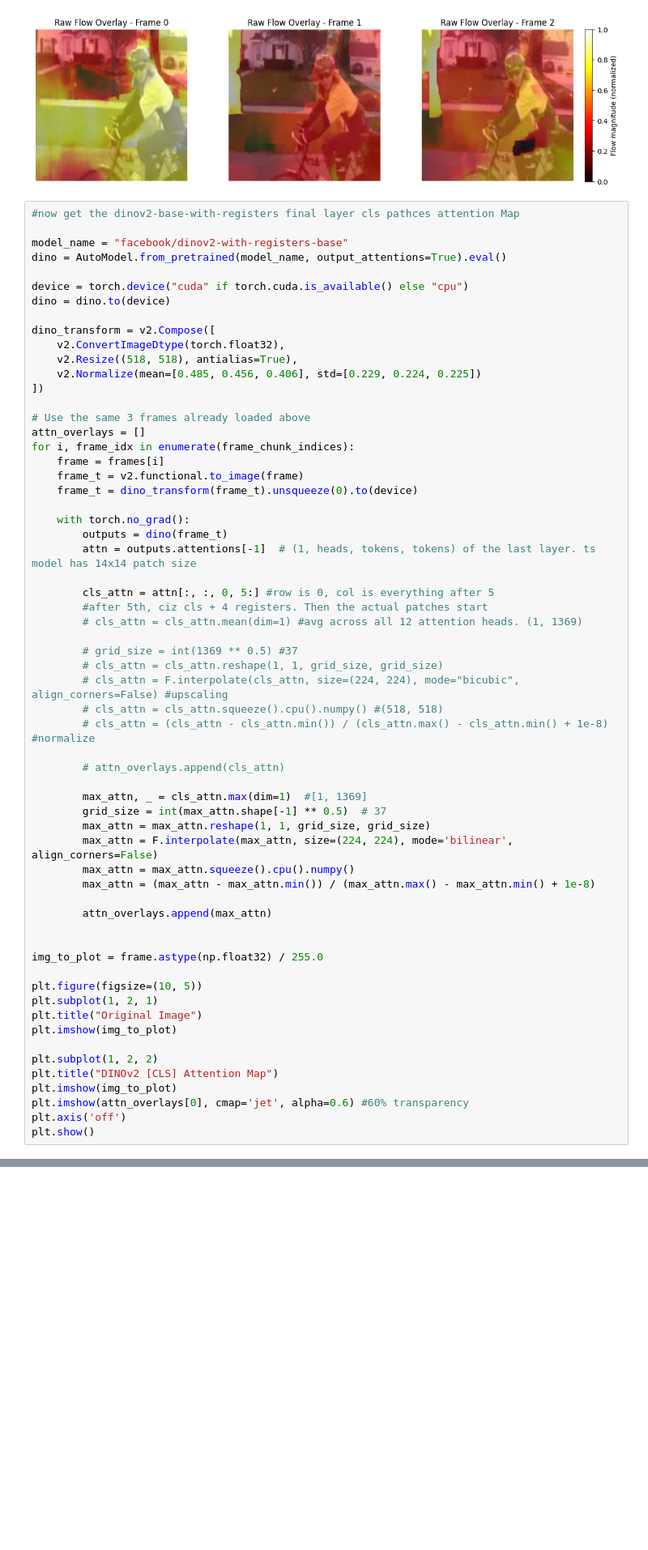
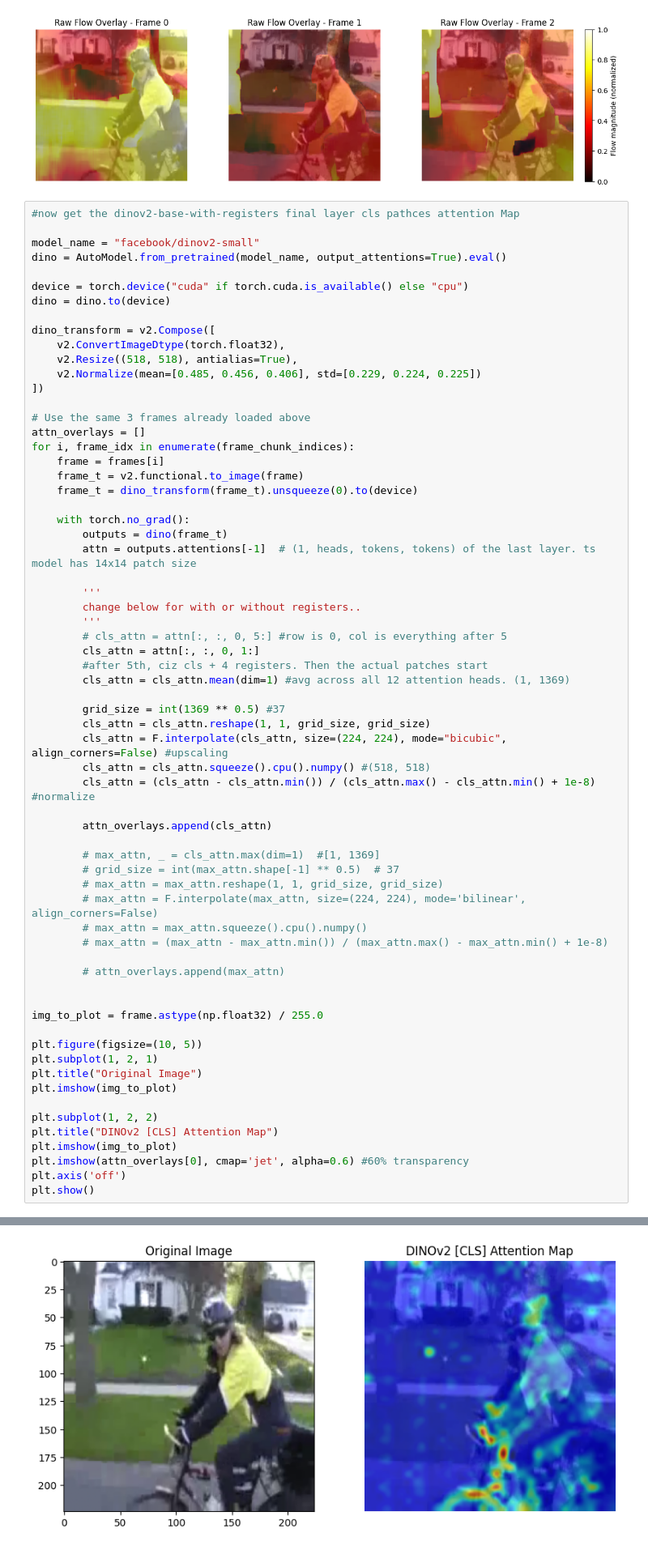
Before and after one commit to Pradyumnak777/experiments, a Jupyter notebook: DiffTrack/point_sampling/compare.ipynb, the cells around one changed output, grey strips where cells are left out. Shown at 81% size. Drawn from its saved outputs; the diff is of its cells as text; blank space fills up the shorter version.

```diff
--- a/DiffTrack/point_sampling/compare.ipynb
+++ b/DiffTrack/point_sampling/compare.ipynb
@@ -140,7 +140,7 @@ plt.show()
 # %%
 #now get the dinov2-base-with-registers final layer cls pathces attention Map
 
-model_name = "facebook/dinov2-with-registers-base"
+model_name = "facebook/dinov2-small"
 dino = AutoModel.from_pretrained(model_name, output_attentions=True).eval()
 
 device = torch.device("cuda" if torch.cuda.is_available() else "cpu")
@@ -163,26 +163,30 @@ for i, frame_idx in enumerate(frame_chunk_indices):
         outputs = dino(frame_t)
         attn = outputs.attentions[-1]  # (1, heads, tokens, tokens) of the last layer. ts model has 14x14 patch size
 
-        cls_attn = attn[:, :, 0, 5:] #row is 0, col is everything after 5
+        '''
+        change below for with or without registers..
+        '''
+        # cls_attn = attn[:, :, 0, 5:] #row is 0, col is everything after 5
+        cls_attn = attn[:, :, 0, 1:]
         #after 5th, ciz cls + 4 registers. Then the actual patches start
-        # cls_attn = cls_attn.mean(dim=1) #avg across all 12 attention heads. (1, 1369)
+        cls_attn = cls_attn.mean(dim=1) #avg across all 12 attention heads. (1, 1369)
 
-        # grid_size = int(1369 ** 0.5) #37
-        # cls_attn = cls_attn.reshape(1, 1, grid_size, grid_size)
-        # cls_attn = F.interpolate(cls_attn, size=(224, 224), mode="bicubic", align_corners=False) #upscaling
-        # cls_attn = cls_attn.squeeze().cpu().numpy() #(518, 518)
-        # cls_attn = (cls_attn - cls_attn.min()) / (cls_attn.max() - cls_attn.min() + 1e-8) #normalize
+        grid_size = int(1369 ** 0.5) #37
+        cls_attn = cls_attn.reshape(1, 1, grid_size, grid_size)
+        cls_attn = F.interpolate(cls_attn, size=(224, 224), mode="bicubic", align_corners=False) #upscaling
+        cls_attn = cls_attn.squeeze().cpu().numpy() #(518, 518)
+        cls_attn = (cls_attn - cls_attn.min()) / (cls_attn.max() - cls_attn.min() + 1e-8) #normalize
 
-        # attn_overlays.append(cls_attn)
+        attn_overlays.append(cls_attn)
 
-        max_attn, _ = cls_attn.max(dim=1)  #[1, 1369]
-        grid_size = int(max_attn.shape[-1] ** 0.5)  # 37
-        max_attn = max_attn.reshape(1, 1, grid_size, grid_size)
-        max_attn = F.interpolate(max_attn, size=(224, 224), mode='bilinear', align_corners=False)
-        max_attn = max_attn.squeeze().cpu().numpy()
-        max_attn = (max_attn - max_attn.min()) / (max_attn.max() - max_attn.min() + 1e-8)
+        # max_attn, _ = cls_attn.max(dim=1)  #[1, 1369]
+        # grid_size = int(max_attn.shape[-1] ** 0.5)  # 37
+        # max_attn = max_attn.reshape(1, 1, grid_size, grid_size)
+        # max_attn = F.interpolate(max_attn, size=(224, 224), mode='bilinear', align_corners=False)
+        # max_attn = max_attn.squeeze().cpu().numpy()
+        # max_attn = (max_attn - max_attn.min()) / (max_attn.max() - max_attn.min() + 1e-8)
 
-        attn_overlays.append(max_attn)
+        # attn_overlays.append(max_attn)
 
 
 img_to_plot = frame.astype(np.float32) / 255.0
@@ -203,3 +207,4 @@ RuntimeError: shape '[1, 1, 37, 37]' is invalid for input of size 16428
+[figure, added]
 # %%
 %pwd
 # %cd DiffTrack
```
Also changed, not shown: parts of 1 cell of this notebook.
